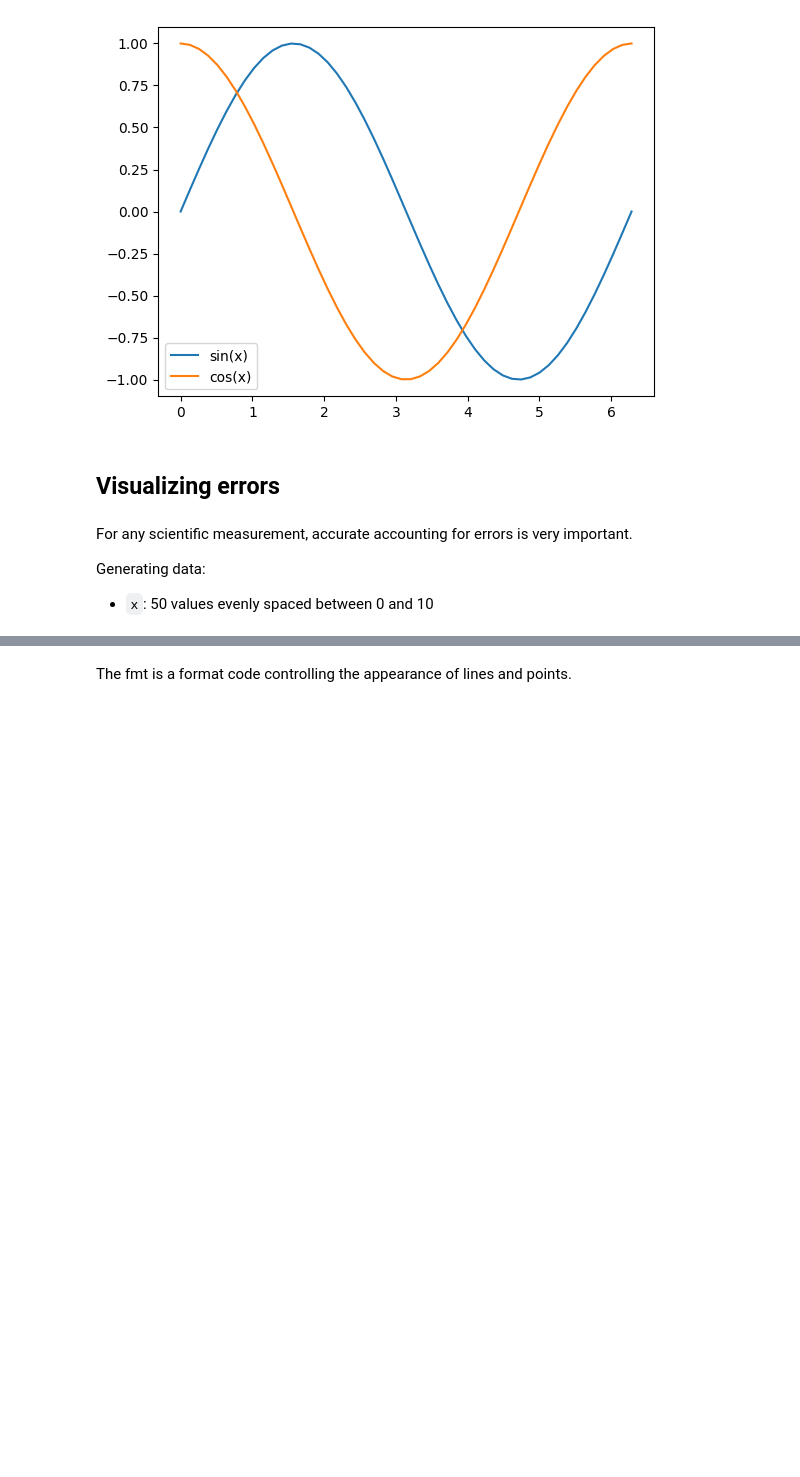
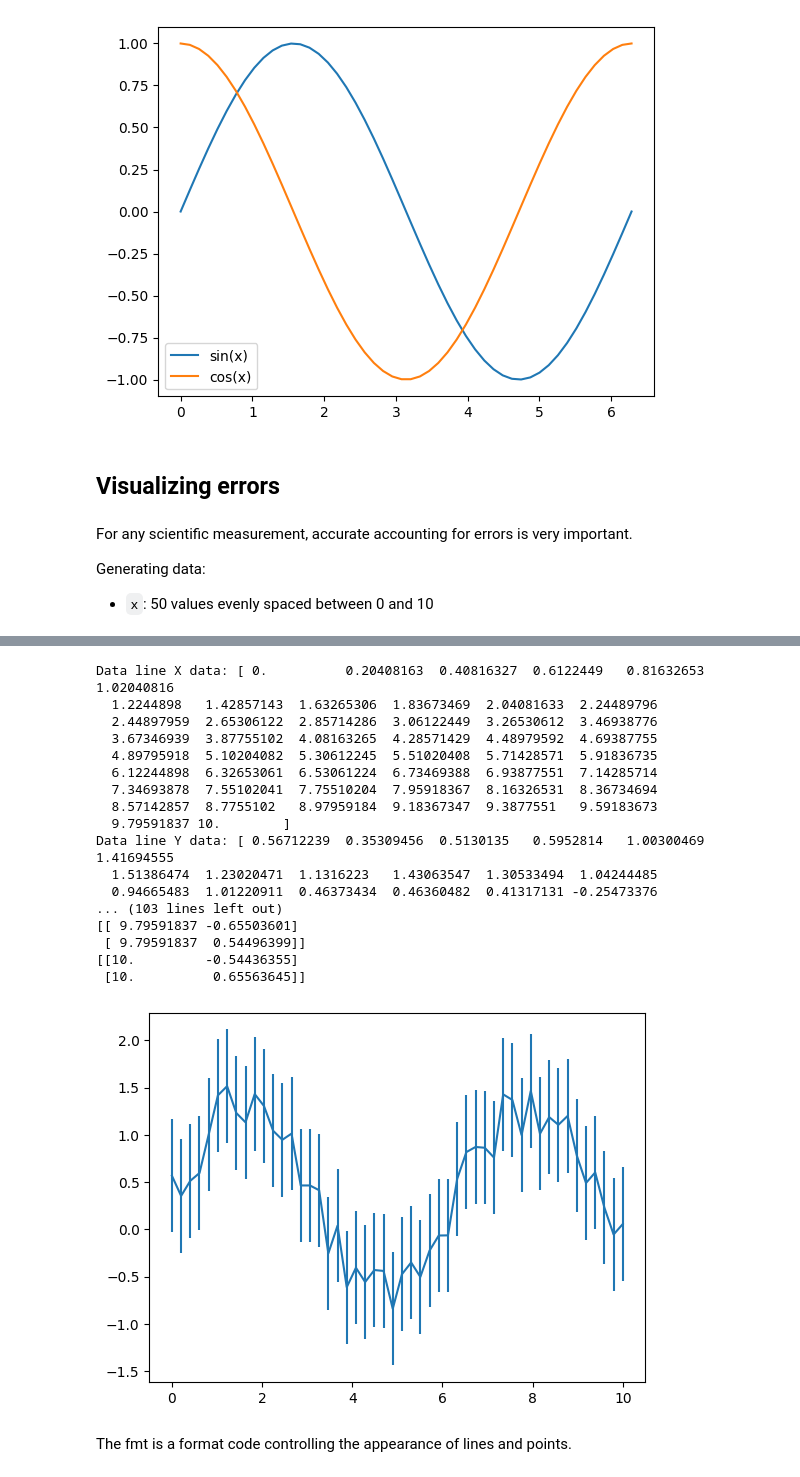
Before and after one commit to Goliath-Research/Introduction-to-Data-Science, a Jupyter notebook: 05-Introduction to Data Visualization/02-Introduction to Matplotlib.ipynb, the cells around one changed output, grey strips where cells are left out. Saved outputs shown, nothing was run; the diff lists cells and outputs as text; code cells hidden in the pictures; blank space fills up the shorter version.

Commit message:
Update 02-Introduction to Matplotlib.ipynb
Full explanation of plt.errorbars and plt.hist with the results and how to use them

```diff
--- a/05-Introduction to Data Visualization/02-Introduction to Matplotlib.ipynb
+++ b/05-Introduction to Data Visualization/02-Introduction to Matplotlib.ipynb
@@ -194,3 +200,51 @@ plt.errorbar(x, y, yerr=dy);
+# %%
+# Error bars with results
+
+container = plt.errorbar(x, y, yerr=dy)
+
+# Extract information from the ErrorbarContainer
+plotline, caplines, barlinecols = container
+
+# Print the extracted information
+
+# Data line details (Line2D object)
+print("Data line X data:", plotline.get_xdata())
+print("Data line Y data:", plotline.get_ydata())
+
+# Cap lines details (Line2D objects)
+for i, capline in enumerate(caplines):
+    print(f"Cap line {i+1} X data:", capline.get_xdata())
+    print(f"Cap line {i+1} Y data:", capline.get_ydata())
+
+# Bar lines details (LineCollection objects)
+# The barlinecols is a tuple containing LineCollection objects for horizontal and vertical error bars.
+for i, barlinecol in enumerate(barlinecols):
+    segments = barlinecol.get_segments()
+    print(f"Bar line collection {i+1} segments:")
+    for segment in segments:
+        print(segment)
+
+# Show plot (optional)
+plt.show()
+# %% [output]
+Data line X data: [ 0.          0.20408163  0.40816327  0.6122449   0.81632653  1.02040816
+  1.2244898   1.42857143  1.63265306  1.83673469  2.04081633  2.24489796
+  2.44897959  2.65306122  2.85714286  3.06122449  3.26530612  3.46938776
+  3.67346939  3.87755102  4.08163265  4.28571429  4.48979592  4.69387755
+  4.89795918  5.10204082  5.30612245  5.51020408  5.71428571  5.91836735
+  6.12244898  6.32653061  6.53061224  6.73469388  6.93877551  7.14285714
+  7.34693878  7.55102041  7.75510204  7.95918367  8.16326531  8.36734694
+  8.57142857  8.7755102   8.97959184  9.18367347  9.3877551   9.59183673
+  9.79591837 10.        ]
+Data line Y data: [ 0.56712239  0.35309456  0.5130135   0.5952814   1.00300469  1.41694555
+  1.51386474  1.23020471  1.1316223   1.43063547  1.30533494  1.04244485
+  0.94665483  1.01220911  0.46373434  0.46360482  0.41317131 -0.25473376
+... (103 lines left out)
+[[ 9.79591837 -0.65503601]
+ [ 9.79591837  0.54496399]]
+[[10.         -0.54436355]
+ [10.          0.65563645]]
+[figure, added]
 # %% [markdown]
 The fmt is a format code controlling the appearance of lines and points.
 # %%
```
Also changed, not shown: parts of 35 cells of this notebook.
